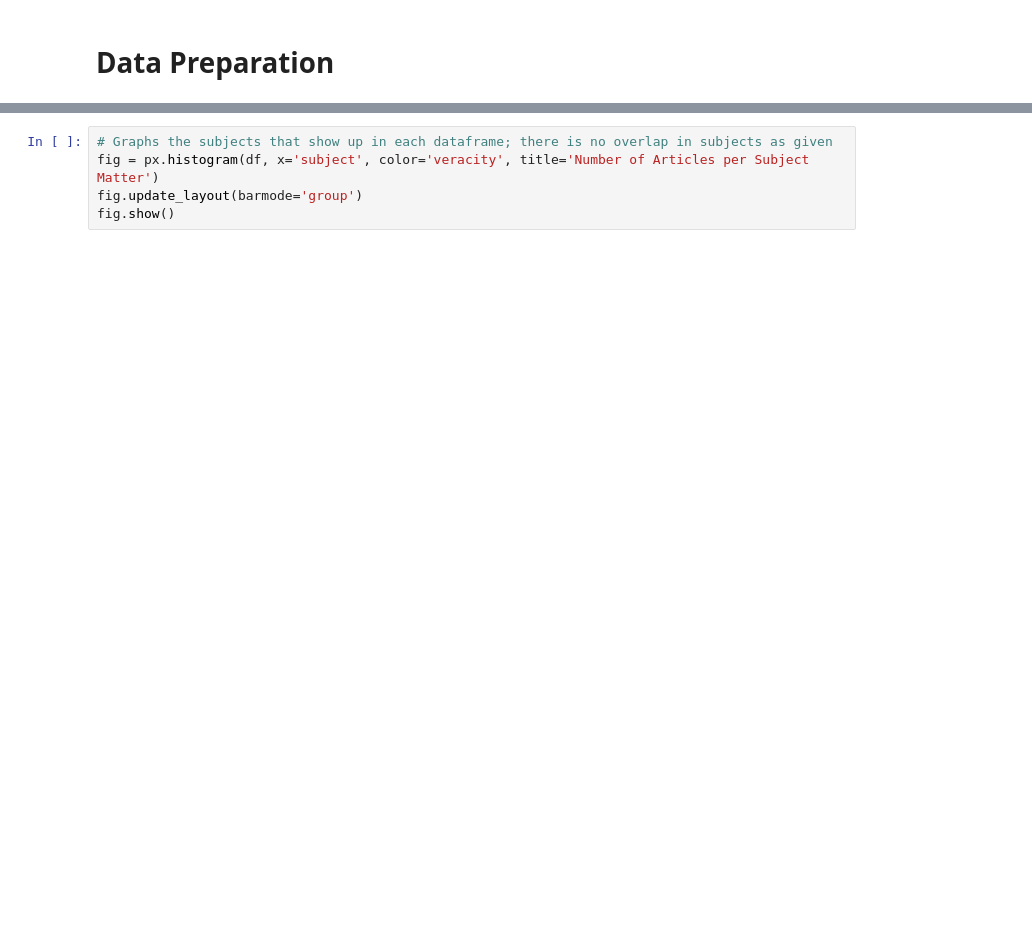
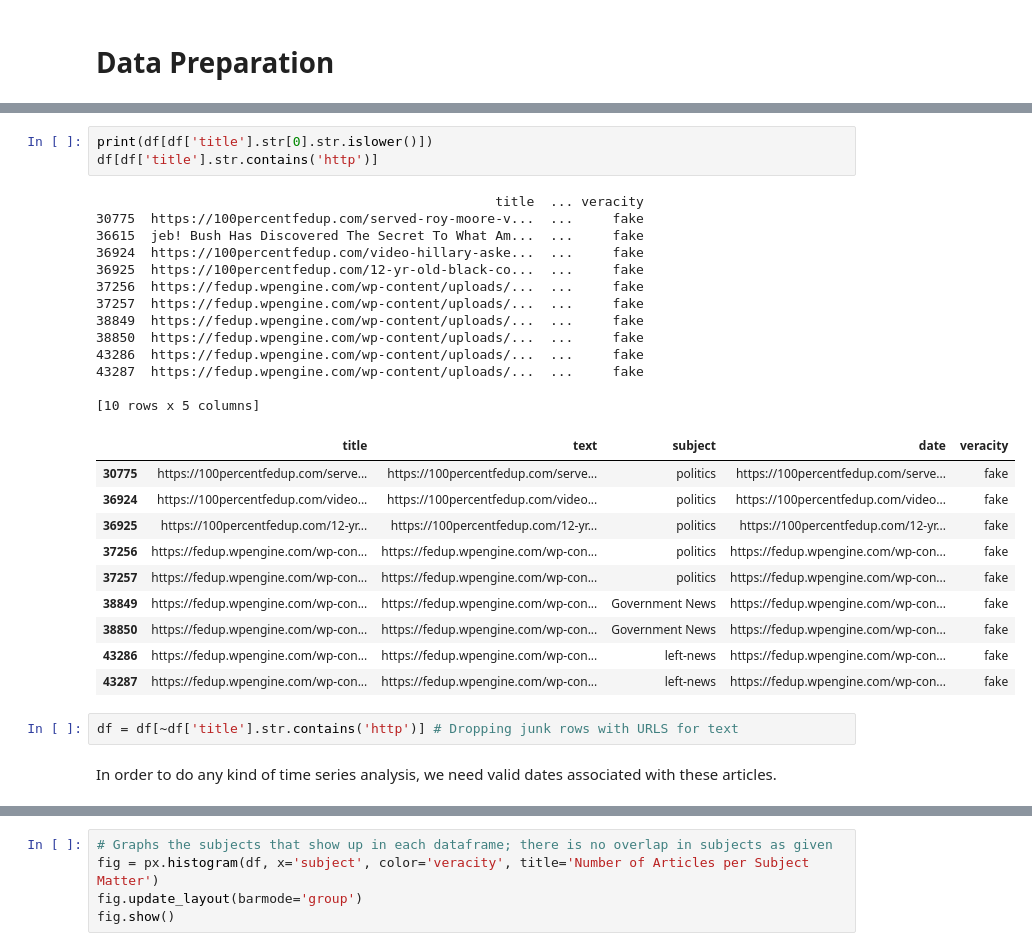
Before and after one commit to ljsonnanburg/Classifying-Fake-News, a Jupyter notebook: Classifying_Fake_News.ipynb, the cells around one changed output, grey strips where cells are left out. Cells and saved outputs as stored; diff of their text form; blank space fills up the shorter version.

```diff
--- a/Classifying_Fake_News.ipynb
+++ b/Classifying_Fake_News.ipynb
@@ -109,0 +124,31 @@ df.shape
+# %%
+print(df[df['title'].str[0].str.islower()])
+df[df['title'].str.contains('http')]
+# %% [output]
+                                                   title  ... veracity
+30775  https://100percentfedup.com/served-roy-moore-v...  ...     fake
+36615  jeb! Bush Has Discovered The Secret To What Am...  ...     fake
+36924  https://100percentfedup.com/video-hillary-aske...  ...     fake
+36925  https://100percentfedup.com/12-yr-old-black-co...  ...     fake
+37256  https://fedup.wpengine.com/wp-content/uploads/...  ...     fake
+37257  https://fedup.wpengine.com/wp-content/uploads/...  ...     fake
+38849  https://fedup.wpengine.com/wp-content/uploads/...  ...     fake
+38850  https://fedup.wpengine.com/wp-content/uploads/...  ...     fake
+43286  https://fedup.wpengine.com/wp-content/uploads/...  ...     fake
+43287  https://fedup.wpengine.com/wp-content/uploads/...  ...     fake
+
+[10 rows x 5 columns]
+|  | title | text | subject | date | veracity |
+| 30775 | https://100percentfedup.com/serve... | https://100percentfedup.com/serve... | politics | https://100percentfedup.com/serve... | fake |
+| 36924 | https://100percentfedup.com/video... | https://100percentfedup.com/video... | politics | https://100percentfedup.com/video... | fake |
+| 36925 | https://100percentfedup.com/12-yr... | https://100percentfedup.com/12-yr... | politics | https://100percentfedup.com/12-yr... | fake |
+| 37256 | https://fedup.wpengine.com/wp-con... | https://fedup.wpengine.com/wp-con... | politics | https://fedup.wpengine.com/wp-con... | fake |
+| 37257 | https://fedup.wpengine.com/wp-con... | https://fedup.wpengine.com/wp-con... | politics | https://fedup.wpengine.com/wp-con... | fake |
+| 38849 | https://fedup.wpengine.com/wp-con... | https://fedup.wpengine.com/wp-con... | Government News | https://fedup.wpengine.com/wp-con... | fake |
+| 38850 | https://fedup.wpengine.com/wp-con... | https://fedup.wpengine.com/wp-con... | Government News | https://fedup.wpengine.com/wp-con... | fake |
+| 43286 | https://fedup.wpengine.com/wp-con... | https://fedup.wpengine.com/wp-con... | left-news | https://fedup.wpengine.com/wp-con... | fake |
+| 43287 | https://fedup.wpengine.com/wp-con... | https://fedup.wpengine.com/wp-con... | left-news | https://fedup.wpengine.com/wp-con... | fake |
+# %%
+df = df[~df['title'].str.contains('http')] # Dropping junk rows with URLS for text
+# %% [markdown]
+In order to do any kind of time series analysis, we need valid dates associated with these articles.
```
Also changed, not shown: parts of 52 cells of this notebook.
